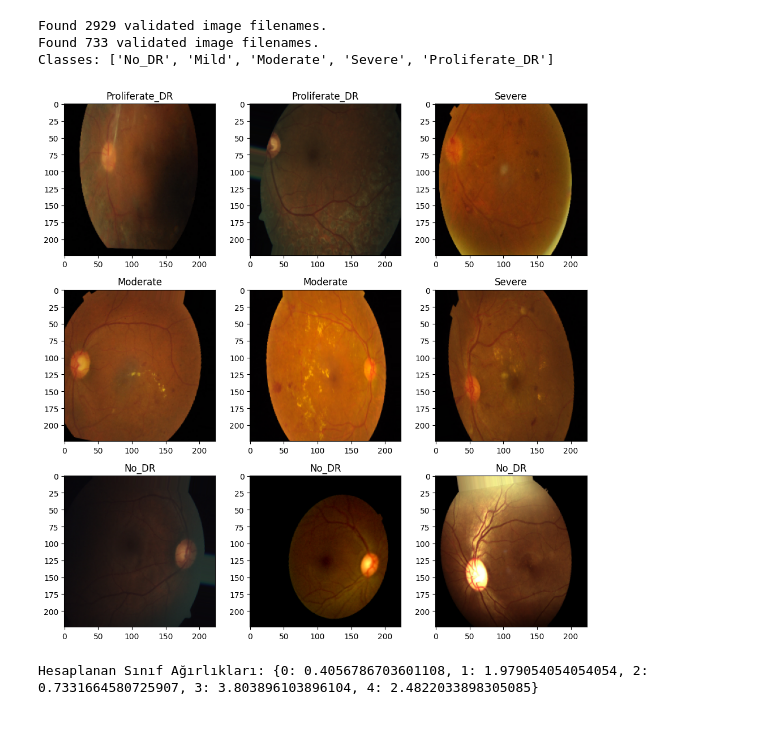
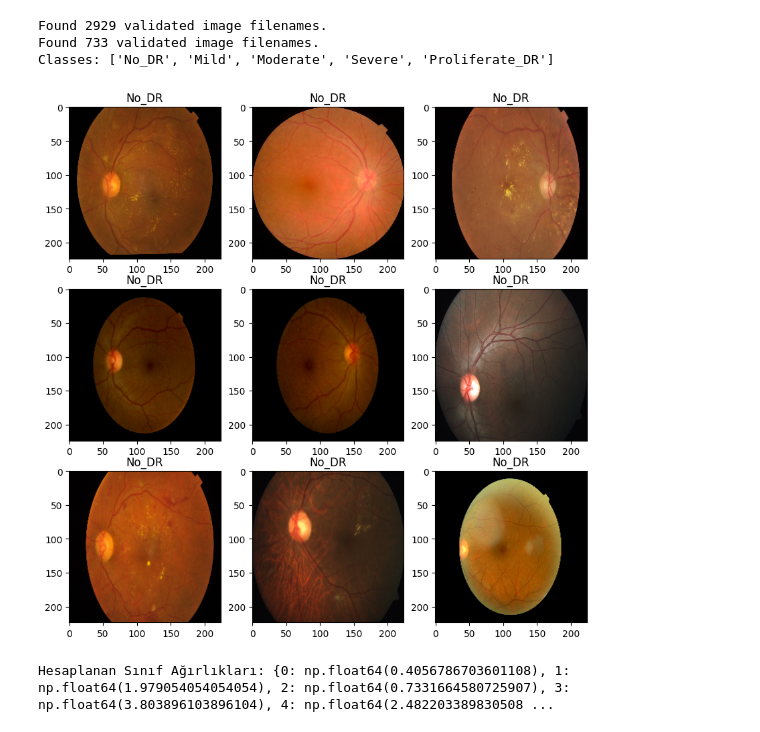
Before and after one commit to SeljukInci/Team2_DiabeticRetinopathy, a Jupyter notebook: Team2_DiabeticRetinopathy.ipynb, the cells around one changed output. Saved outputs shown, nothing was run; the diff lists cells and outputs as text; code cells hidden in the pictures.

```diff
--- a/Team2_DiabeticRetinopathy.ipynb
+++ b/Team2_DiabeticRetinopathy.ipynb
@@ -212,62 +151,49 @@ display(val_df.head())
 # %%
-# colored_images klasörünün kök dizini
-# flow_from_dataframe, image_path ile bunu birleştirerek dosyayı bulur
-data_dir = path + "/colored_images"
-
-# image_size = (224,224) olduğu için tek değeri alıyoruz
+from numpy.random import shuffle
+data_dir = path + '/colored_images'
 img_size = image_size[0]
 
-# Eğitim generator'ı
 train_generator = train_datagen.flow_from_dataframe(
-    dataframe=train_df,
+    train_df,
     directory=data_dir,
-    x_col="image_path",      # Göreli dosya yolu (folder/filename.png)
-    y_col="diagnosis",       # Integer etiket (0–4)
+    x_col='id_code',
+    y_col='diagnosis',
     target_size=(img_size, img_size),
     batch_size=batch_size,
-    class_mode="raw",        # Sparse loss ile uyumlu (one-hot YOK)
-    shuffle=True,            # Eğitimde karıştırmak şart
-    seed=42                  # Tekrar üretilebilirlik
+    class_mode='raw' # 'categorical' yerine 'raw' kullanıyoruz
 )
 
-# Validation generator'ı
-# shuffle=False → y_true / y_pred hizası BOZULMASIN diye
 validation_generator = validation_datagen.flow_from_dataframe(
-    dataframe=val_df,
+    val_df,
     directory=data_dir,
-    x_col="image_path",
-    y_col="diagnosis",
+    x_col='id_code',
+    y_col='diagnosis',
     target_size=(img_size, img_size),
     batch_size=batch_size,
-    class_mode="raw",
-    shuffle=False
+    class_mode='raw',
+    shuffle=False # 'categorical' yerine 'raw' kullanıyoruz
 )
 
-# Sınıf isimleri (raporlar ve confusion matrix için)
-class_names = [diagnosis_map[i] for i in sorted(diagnosis_map.keys())]
+class_names = list(diagnosis_map.values())
 print("Classes:", class_names)
 # %% [output]
 Found 2929 validated image filenames.
 Found 733 validated image filenames.
 Classes: ['No_DR', 'Mild', 'Moderate', 'Severe', 'Proliferate_DR']
 # %%
-# Eğitim generator'ından rastgele bir batch al
-# Bu hücre SADECE görsel kontrol (debug) içindir, eğitimi etkilemez
 images, labels = next(train_generator)
+
 
 plt.figure(figsize=(10, 10))
 for i in range(9):
     ax = plt.subplot(3, 3, i + 1)
 
-    # class_mode="raw" olduğu için labels[i] doğrudan integer (0–4)
-    label_index = int(labels[i])
+    label_index = np.argmax(labels[i]) # Düzeltilen kısım: one-hot encoded etiketten indeksi al
     plt.title(class_names[label_index])
 
-    # preprocess_input uygulanmış tensörü görselleştirmek için
-    # uint8'e çeviriyoruz (modelde bu şekilde kullanılmıyor!)
-    plt.imshow(images[i].astype("uint8"))
+    plt.imshow(images[i]/255)
 
-plt.tight_layout()
+
 plt.show()
 # %% [output]
-[figure, old version]
+[figure, new version]
@@ -283,22 +209,20 @@ base_model = EfficientNetB0(
 )
 # %%
-# Sınıf indekslerini NET tanımlıyoruz (0–4)
-# Böylece ağırlıklar yanlış sınıfa kaymaz
-classes = np.array([0, 1, 2, 3, 4])
+from sklearn.utils import class_weight
 
-# Eğitim verisindeki sınıf dengesizliğine göre ağırlıkları hesapla
-# "balanced" → az görülen sınıflara daha yüksek ağırlık verir
+# 1. Ağırlıkları Hesapla
+# 'balanced' modu, az olan sınıfa otomatik olarak yüksek puan verir.
 weights = class_weight.compute_class_weight(
-    class_weight="balanced",
-    classes=classes,
-    y=y_train
+    class_weight='balanced',
+    classes=np.unique(y_train), # Sınıfları bul (0, 1, 2, 3, 4)
+    y=y_train                   # Eğitim verisindeki dağılıma bak
 )
 
-# Keras'ın beklediği format: {class_index: weight}
-class_weights = {int(c): float(w) for c, w in zip(classes, weights)}
+# 2. Sözlük Formatına Çevir (Keras bu formatı ister)
+class_weights = dict(enumerate(weights))
 
-# Kontrol amaçlı yazdır
+# Kontrol için ekrana yazdır
 print("Hesaplanan Sınıf Ağırlıkları:", class_weights)
 # %% [output]
-Hesaplanan Sınıf Ağırlıkları: {0: 0.4056786703601108, 1: 1.979054054054054, 2: 0.7331664580725907, 3: 3.803896103896104, 4: 2.4822033898305085}
+Hesaplanan Sınıf Ağırlıkları: {0: np.float64(0.4056786703601108), 1: np.float64(1.979054054054054), 2: np.float64(0.7331664580725907), 3: np.float64(3.803896103896104), 4: np.float64(2.482203389830508 ...
 # %%
```
Also changed, not shown: parts of 28 cells of this notebook.
